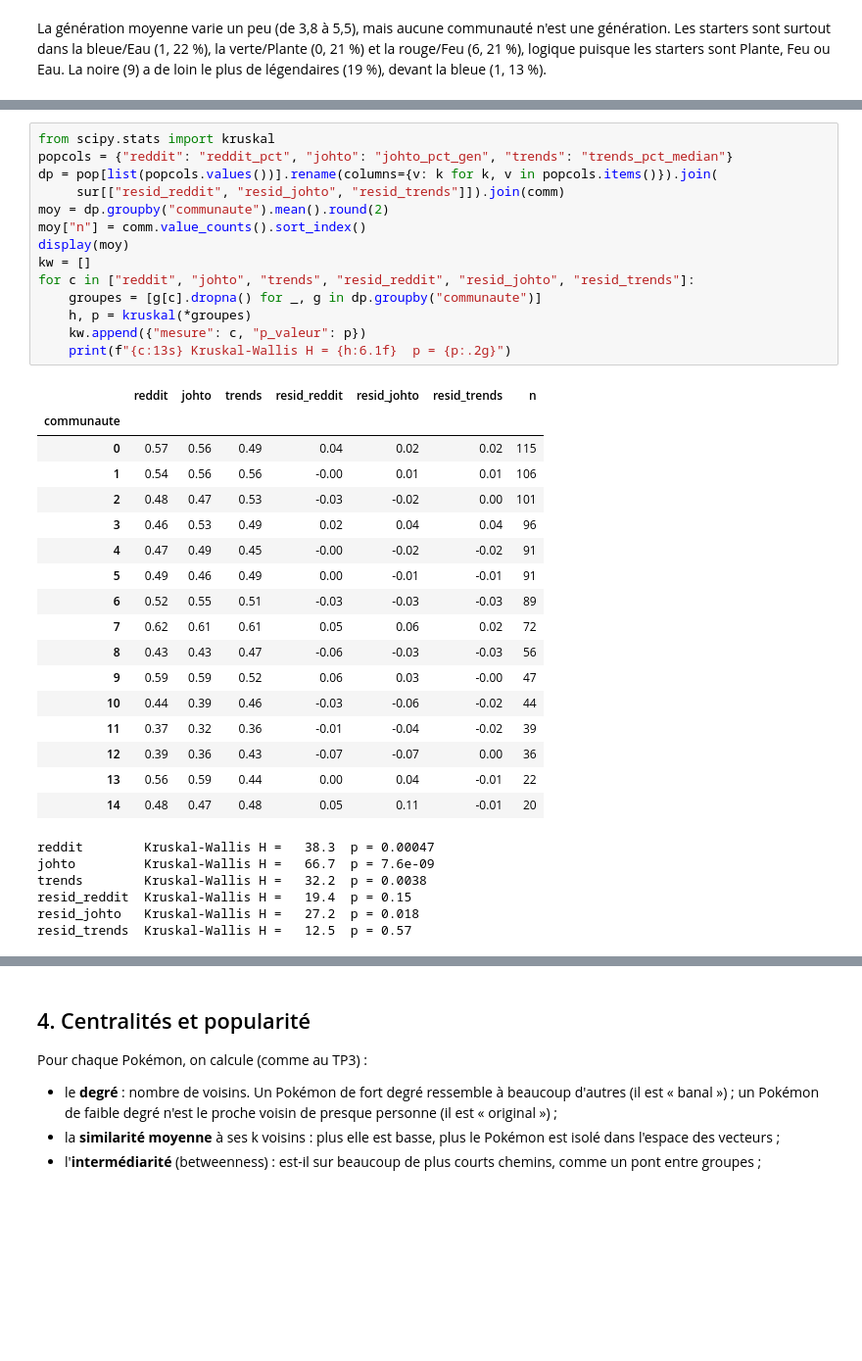
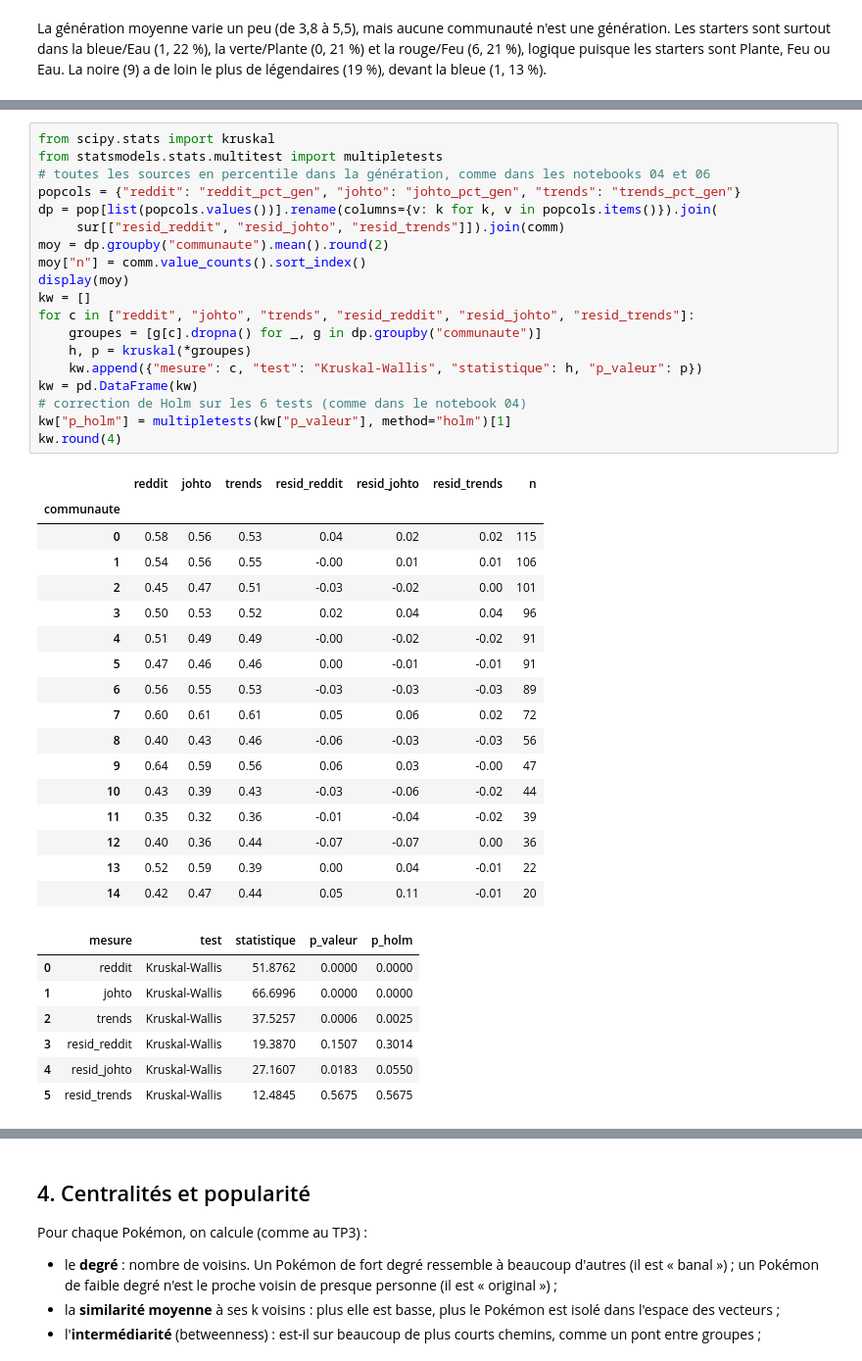
Before and after one commit to Kez0X/projet_pokemon, a Jupyter notebook: notebooks/07_reseau.ipynb, the cells around one changed output, grey strips where cells are left out. Shown at 98% size. Saved outputs shown, nothing was run; the diff lists cells and outputs as text; blank space fills up the shorter version.

```diff
--- a/notebooks/07_reseau.ipynb
+++ b/notebooks/07_reseau.ipynb
@@ -388,39 +392,45 @@ Pour chaque mesure, on fait un test de **Kruskal-Wallis** : est-ce que la popula
 # %%
 from scipy.stats import kruskal
-popcols = {"reddit": "reddit_pct", "johto": "johto_pct_gen", "trends": "trends_pct_median"}
+from statsmodels.stats.multitest import multipletests
+# toutes les sources en percentile dans la génération, comme dans les notebooks 04 et 06
+popcols = {"reddit": "reddit_pct_gen", "johto": "johto_pct_gen", "trends": "trends_pct_gen"}
 dp = pop[list(popcols.values())].rename(columns={v: k for k, v in popcols.items()}).join(
      sur[["resid_reddit", "resid_johto", "resid_trends"]]).join(comm)
 moy = dp.groupby("communaute").mean().round(2)
 moy["n"] = comm.value_counts().sort_index()
 display(moy)
 kw = []
 for c in ["reddit", "johto", "trends", "resid_reddit", "resid_johto", "resid_trends"]:
     groupes = [g[c].dropna() for _, g in dp.groupby("communaute")]
     h, p = kruskal(*groupes)
-    kw.append({"mesure": c, "p_valeur": p})
-    print(f"{c:13s} Kruskal-Wallis H = {h:6.1f}  p = {p:.2g}")
+    kw.append({"mesure": c, "test": "Kruskal-Wallis", "statistique": h, "p_valeur": p})
+kw = pd.DataFrame(kw)
+# correction de Holm sur les 6 tests (comme dans le notebook 04)
+kw["p_holm"] = multipletests(kw["p_valeur"], method="holm")[1]
+kw.round(4)
 # %% [output]
 |  | reddit | johto | trends | resid_reddit | resid_johto | resid_trends | n |
 | communaute |  |  |  |  |  |  |  |
-| 0 | 0.57 | 0.56 | 0.49 | 0.04 | 0.02 | 0.02 | 115 |
-| 1 | 0.54 | 0.56 | 0.56 | -0.00 | 0.01 | 0.01 | 106 |
-| 2 | 0.48 | 0.47 | 0.53 | -0.03 | -0.02 | 0.00 | 101 |
-| 3 | 0.46 | 0.53 | 0.49 | 0.02 | 0.04 | 0.04 | 96 |
-| 4 | 0.47 | 0.49 | 0.45 | -0.00 | -0.02 | -0.02 | 91 |
-| 5 | 0.49 | 0.46 | 0.49 | 0.00 | -0.01 | -0.01 | 91 |
-| 6 | 0.52 | 0.55 | 0.51 | -0.03 | -0.03 | -0.03 | 89 |
-| 7 | 0.62 | 0.61 | 0.61 | 0.05 | 0.06 | 0.02 | 72 |
-| 8 | 0.43 | 0.43 | 0.47 | -0.06 | -0.03 | -0.03 | 56 |
-| 9 | 0.59 | 0.59 | 0.52 | 0.06 | 0.03 | -0.00 | 47 |
-| 10 | 0.44 | 0.39 | 0.46 | -0.03 | -0.06 | -0.02 | 44 |
-| 11 | 0.37 | 0.32 | 0.36 | -0.01 | -0.04 | -0.02 | 39 |
-| 12 | 0.39 | 0.36 | 0.43 | -0.07 | -0.07 | 0.00 | 36 |
-| 13 | 0.56 | 0.59 | 0.44 | 0.00 | 0.04 | -0.01 | 22 |
-| 14 | 0.48 | 0.47 | 0.48 | 0.05 | 0.11 | -0.01 | 20 |
+| 0 | 0.58 | 0.56 | 0.53 | 0.04 | 0.02 | 0.02 | 115 |
+| 1 | 0.54 | 0.56 | 0.55 | -0.00 | 0.01 | 0.01 | 106 |
+| 2 | 0.45 | 0.47 | 0.51 | -0.03 | -0.02 | 0.00 | 101 |
+| 3 | 0.50 | 0.53 | 0.52 | 0.02 | 0.04 | 0.04 | 96 |
+| 4 | 0.51 | 0.49 | 0.49 | -0.00 | -0.02 | -0.02 | 91 |
+| 5 | 0.47 | 0.46 | 0.46 | 0.00 | -0.01 | -0.01 | 91 |
+| 6 | 0.56 | 0.55 | 0.53 | -0.03 | -0.03 | -0.03 | 89 |
+| 7 | 0.60 | 0.61 | 0.61 | 0.05 | 0.06 | 0.02 | 72 |
+| 8 | 0.40 | 0.43 | 0.46 | -0.06 | -0.03 | -0.03 | 56 |
+| 9 | 0.64 | 0.59 | 0.56 | 0.06 | 0.03 | -0.00 | 47 |
+| 10 | 0.43 | 0.39 | 0.43 | -0.03 | -0.06 | -0.02 | 44 |
+| 11 | 0.35 | 0.32 | 0.36 | -0.01 | -0.04 | -0.02 | 39 |
+| 12 | 0.40 | 0.36 | 0.44 | -0.07 | -0.07 | 0.00 | 36 |
+| 13 | 0.52 | 0.59 | 0.39 | 0.00 | 0.04 | -0.01 | 22 |
+| 14 | 0.42 | 0.47 | 0.44 | 0.05 | 0.11 | -0.01 | 20 |
-reddit        Kruskal-Wallis H =   38.3  p = 0.00047
-johto         Kruskal-Wallis H =   66.7  p = 7.6e-09
-trends        Kruskal-Wallis H =   32.2  p = 0.0038
-resid_reddit  Kruskal-Wallis H =   19.4  p = 0.15
-resid_johto   Kruskal-Wallis H =   27.2  p = 0.018
-resid_trends  Kruskal-Wallis H =   12.5  p = 0.57
+|  | mesure | test | statistique | p_valeur | p_holm |
+| 0 | reddit | Kruskal-Wallis | 51.8762 | 0.0000 | 0.0000 |
+| 1 | johto | Kruskal-Wallis | 66.6996 | 0.0000 | 0.0000 |
+| 2 | trends | Kruskal-Wallis | 37.5257 | 0.0006 | 0.0025 |
+| 3 | resid_reddit | Kruskal-Wallis | 19.3870 | 0.1507 | 0.3014 |
+| 4 | resid_johto | Kruskal-Wallis | 27.1607 | 0.0183 | 0.0550 |
+| 5 | resid_trends | Kruskal-Wallis | 12.4845 | 0.5675 | 0.5675 |
 # %% [markdown]
```
Also changed, not shown: parts of 33 cells of this notebook.
